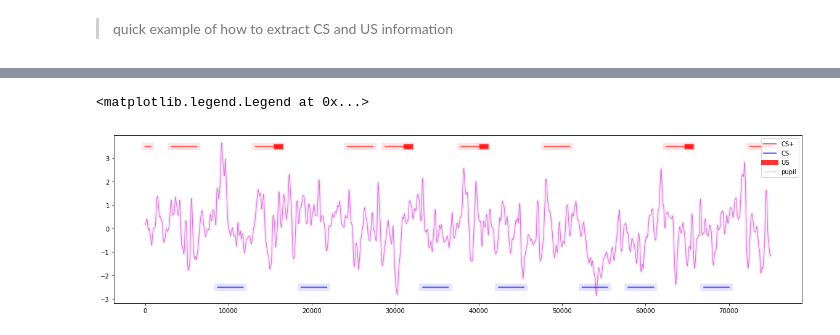
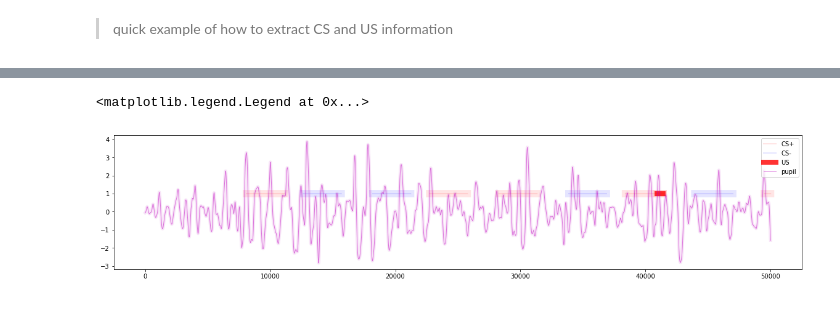
Before and after one commit to tzler/social_structure_learning, a Jupyter notebook: analysis/gaze/methods_development-tutorial.ipynb, the cells around one changed output, grey strips where cells are left out. Saved outputs shown, nothing was run; the diff lists cells and outputs as text; code cells hidden in the pictures.

Commit message:
finalizing preprocessing for pupil functions

```diff
--- a/analysis/gaze/methods_development-tutorial.ipynb
+++ b/analysis/gaze/methods_development-tutorial.ipynb
@@ -105,8 +105,8 @@ def extract_pupil_data(subject_data):
             pupil_data.append(float(i_pupil))
             CS.append(cs_type)
         except:
-            if len(subject_data[i_row]) and "MSG" in subject_data[i_row][0]:
-                print(subject_data[i_row])
+#             if len(subject_data[i_row]) and "MSG" in subject_data[i_row][0]:
+#                 print(subject_data[i_row])
             pass
     return np.array(pupil_data)
 # %%
@@ -871,6 +832,6 @@ nice_lines(pupil, name='', color='b')
 plt.title('blink corrected timecourse')
 
 # plot bandpass filter process and final output
-final_data =  filter_data(pupil, show=1, highpass_cutoff=.01);
+final_data =  filter_data(pupil, show=1, highpass_cutoff=.01, lowpass_cutoff=0.0009);
 # %% [output]
 [figure]
@@ -954,0 +911,11 @@ def for_show(inputs):
+# %%
+def get_subject_data(subject_path):
+    with open(subject_path) as f:
+        reader = csv.reader(f, delimiter="\t")
+        subject_data = list(reader)
+    return subject_data
+# %%
+subject_path = data_path + data_file_names[13]
+subject_data = get_subject_data(subject_path)
+exp_data = extract_experiment_data(subject_data)
+preprocessed_pupil_data = quick_extraction()
@@ -955,11 +924,11 @@ def for_show(inputs):
 # %%
-start, end = 25000, 100000
-plt.figure(figsize=[20,5])
-nice_lines(for_show(exp_data['CS+'][start:end])+2.5,color='r', name='CS+')
-nice_lines(for_show(exp_data['CS-'][start:end])-3.5,color='b', name='CS-')
-nice_lines(for_show(exp_data['US'][start:end])+2.5, color='r', name='US', heavy=[.8, 8])
+start, end = 0, 50000
+plt.figure(figsize=[20,4])
+nice_lines(for_show(exp_data['CS+'][start:end]),color='r', name='CS+', heavy=[.1, 2])
+nice_lines(for_show(exp_data['CS-'][start:end]),color='b', name='CS-', heavy=[.1, 2])
+nice_lines(for_show(exp_data['US'][start:end]), color='r', name='US', heavy=[.8, 8])
 nice_lines(preprocessed_pupil_data[start:end],color='m', name='pupil', heavy=[.5, 1], light=[.1, 5])
 plt.legend(loc=1)
 # %% [output]
 <matplotlib.legend.Legend at 0x...>
-[figure, old version]
+[figure, new version]
```
Also changed, not shown: parts of 17 cells of this notebook, 1 other file.
